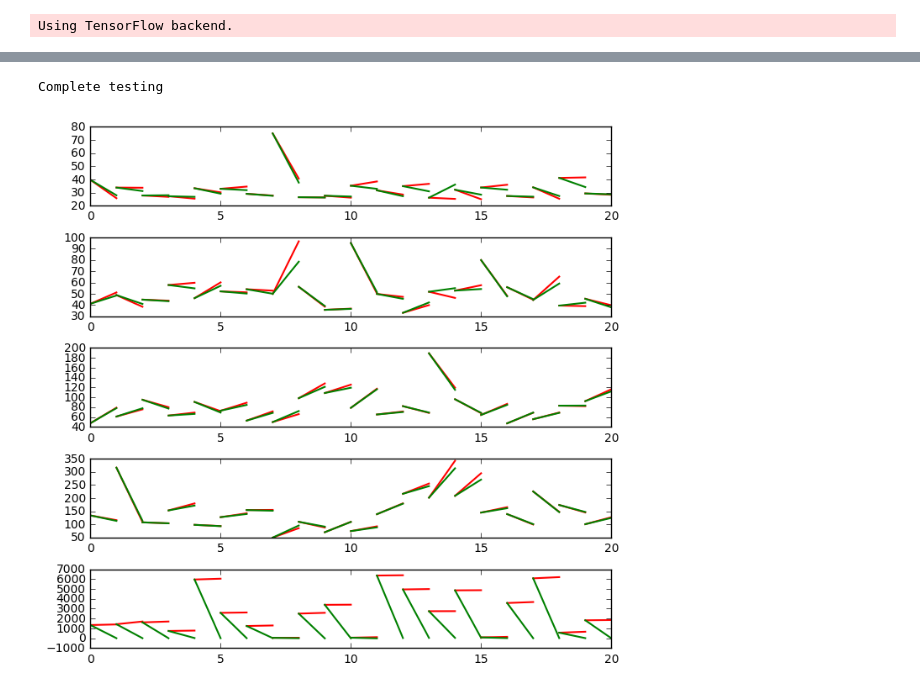
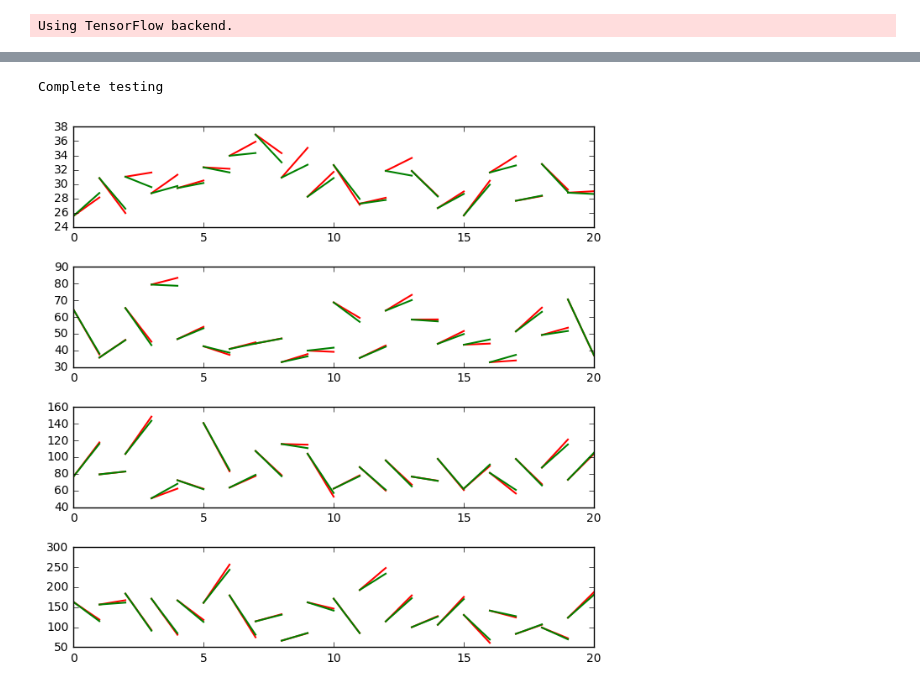
Before and after one commit to wuga214/PAPER_IJCAI17_HybridPlanning_NeuralNetwork_MILP, a Jupyter notebook: outputs/RDDL-NET/Reservoir/NN_Transition_Function_RDDL.ipynb, the cells around one changed output, grey strips where cells are left out. Drawn from its saved outputs; the diff is of its cells as text; code cells hidden in the pictures.

```diff
--- a/outputs/RDDL-NET/Reservoir/NN_Transition_Function_RDDL.ipynb
+++ b/outputs/RDDL-NET/Reservoir/NN_Transition_Function_RDDL.ipynb
@@ -176,11 +176,24 @@ class NetTopology(object):
             layernodename.append(hiddenstart+str(layer_id)+str(i))
         for i in range(0, output_dim):
             row = [layernodename[i],activation]
-            for j in range(0, input_dim):
-                row.append(self.nodenames[-1][j])
-                row.append(weights[j][i])
-            row.append(self.nodenames[-1][-1])
-            row.append(bias[i])
+            if(layer_id==1):
+                adjustedweights=[]
+                for j in range(0, input_dim):
+                    row.append(self.nodenames[-1][j])
+                    if self.std[j] != 0:
+                        adjustedweights.append(weights[j][i]/self.std[j])
+                        row.append(weights[j][i]/self.std[j])
+                    else:
+                        adjustedweights.append(0)
+                        row.append(0)
+                row.append(self.nodenames[-1][-1])
+                row.append(bias[i]-np.dot(np.array(adjustedweights),np.array(self.mean)))
+            else:
+                for j in range(0, input_dim):
+                    row.append(self.nodenames[-1][j])
+                    row.append(weights[j][i])
+                row.append(self.nodenames[-1][-1])
+                row.append(bias[i])
             if writefile:
                 filehandler.write(','.join(map(str, row))+'\n')
             else:
@@ -204,20 +217,6 @@ class NetTopology(object):
                 else:
                     self.LayerWiseTransform(self.layers[i],counter+1, False, hiddenstart, writefile, filehandler)
                 counter=counter+1
-        if writefile:
-            if not overwrite:
-                filehandler.write('\n')
-                filehandler.write('MEAN:\n')
-                filehandler.write(','.join(map(str, self.mean))+'\n')
-                filehandler.write('STD:\n')
-                filehandler.write(','.join(map(str, self.std))+'\n')
-            filehandler.close()
-        else:
-            if not overwrite:
-                print "MEAN:"
-                print ','.join(map(str, self.mean))
-                print "STD:"
-                print ','.join(map(str, self.std))
         print 'Network Dumping Done!'
 # %%
 def writeNormInfo(PD_Data,mean_DNN,std_DNN,problem):
@@ -255,7 +254,7 @@ def trainNetForData(Datapath,Labelpath,node_size,layer_num,train_type,problem):
     Train_Label = Full_Label[:int(m_data*0.9)]
     Test_Data = Full_Data[int(m_data*0.9):]
     Test_Label = Full_Label[int(m_data*0.9):]
-    DNN=FullyConnectedDeepNet(n_data,node_size,n_label,layer_num,0.1,[8,4,2,1,0])
+    DNN=FullyConnectedDeepNet(n_data,node_size,n_label,layer_num,0.1,[8,4,2,1])
     mean_DNN,std_DNN=DNN.Train(Train_Data, Train_Label,25,True)
     DNN.ShowHistory()
     writeNormInfo(PD_Data,mean_DNN,std_DNN,problem)
@@ -302,9 +301,9 @@ def performanceViz(Data,True_Label,Pred_Label,horizon):
 # %%
 def performanceCheck(DNN,Test_Data,Test_Label,mean_DNN,std_DNN):
     Pred_Label = DNN.Test(Test_Data,True,mean_DNN,std_DNN)
     print "Complete testing"
-    performanceViz(Test_Data[:20,5:],Test_Label[:20],Pred_Label[:20],20)
+    performanceViz(Test_Data[:20,4:],Test_Label[:20],Pred_Label[:20],20)
 performanceCheck(DNN,Test_Data,Test_Label,mean_DNN,std_DNN)
 # %% [output]
 Complete testing
-[figure, old version]
+[figure, new version]
```
Also changed, not shown: parts of 1 cell of this notebook, 7 other files.
